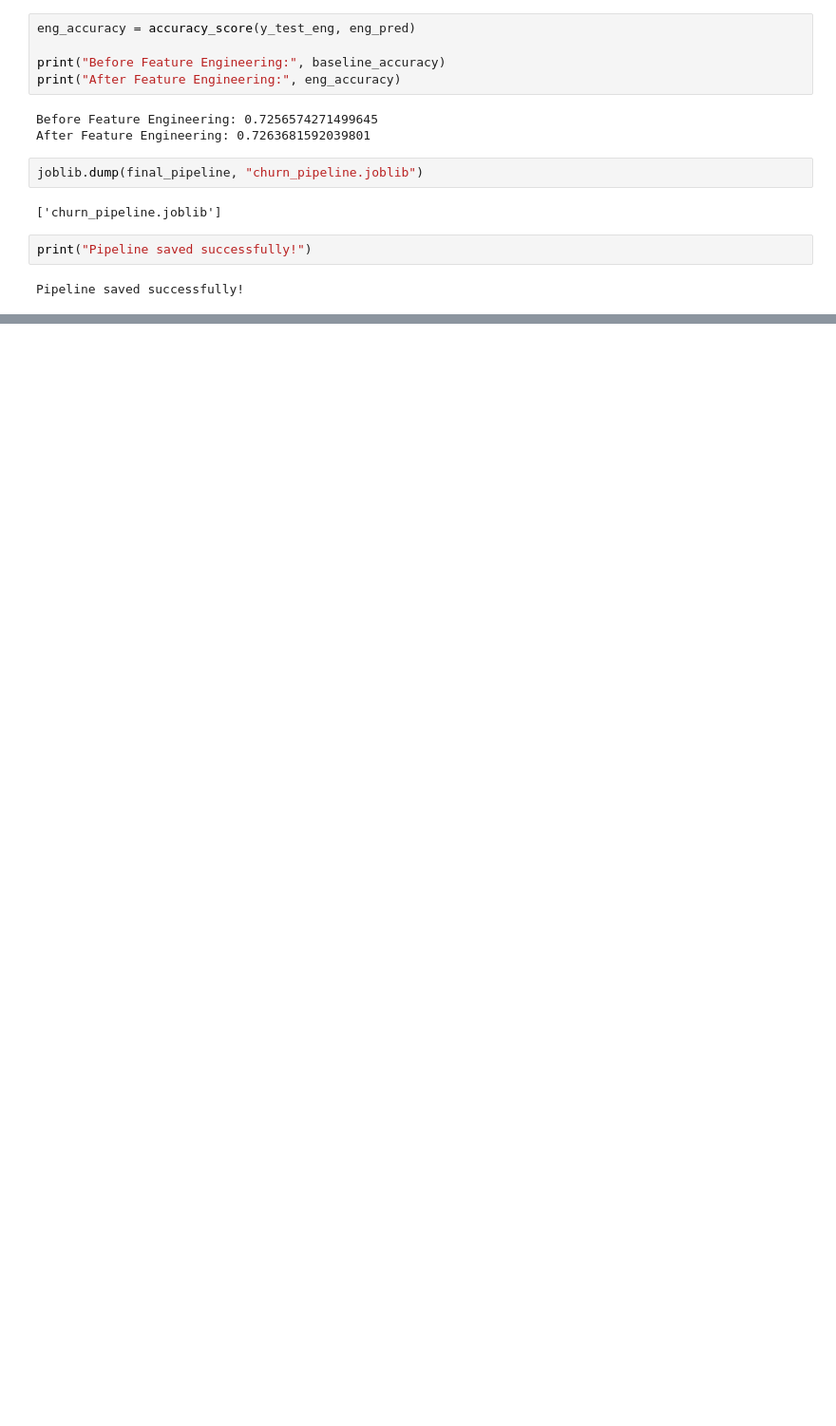
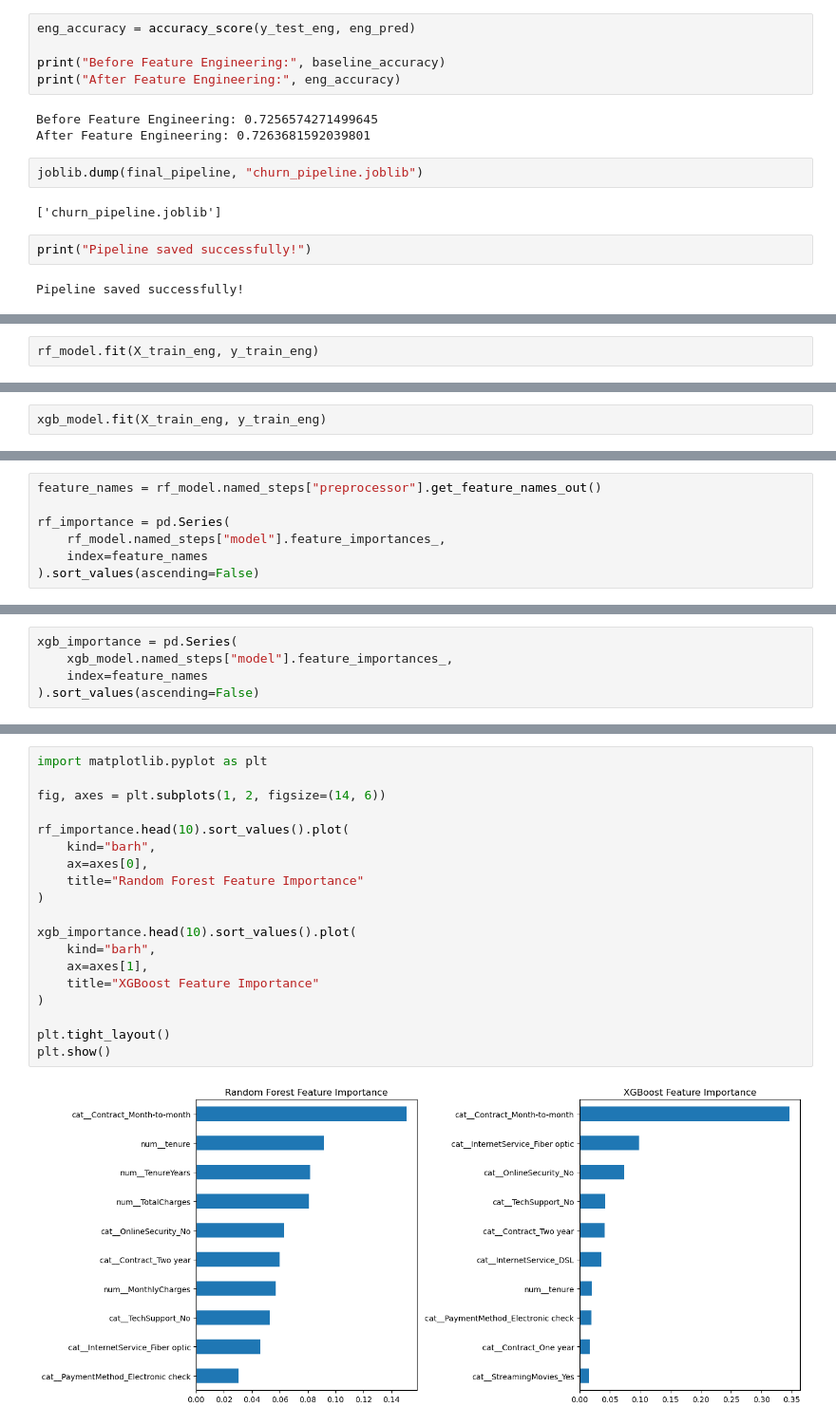
Before and after one commit to muqadas118/neurofive-ml-track, a Jupyter notebook: Tasks.ipynb, the cells around one changed output, grey strips where cells are left out. Shown at 95% size. Cells and saved outputs as stored; diff of their text form; blank space fills up the shorter version.

```diff
--- a/Tasks.ipynb
+++ b/Tasks.ipynb
@@ -820,0 +888,2 @@ Pipeline saved successfully!
+# %%
+rf_model.fit(X_train_eng, y_train_eng)
@@ -820,0 +927,2 @@ Pipeline saved successfully!
+# %%
+xgb_model.fit(X_train_eng, y_train_eng)
@@ -820,0 +978,7 @@ Pipeline saved successfully!
+# %%
+feature_names = rf_model.named_steps["preprocessor"].get_feature_names_out()
+
+rf_importance = pd.Series(
+    rf_model.named_steps["model"].feature_importances_,
+    index=feature_names
+).sort_values(ascending=False)
@@ -820,0 +999,5 @@ Pipeline saved successfully!
+# %%
+xgb_importance = pd.Series(
+    xgb_model.named_steps["model"].feature_importances_,
+    index=feature_names
+).sort_values(ascending=False)
@@ -820,0 +1018,21 @@ Pipeline saved successfully!
+# %%
+import matplotlib.pyplot as plt
+
+fig, axes = plt.subplots(1, 2, figsize=(14, 6))
+
+rf_importance.head(10).sort_values().plot(
+    kind="barh",
+    ax=axes[0],
+    title="Random Forest Feature Importance"
+)
+
+xgb_importance.head(10).sort_values().plot(
+    kind="barh",
+    ax=axes[1],
+    title="XGBoost Feature Importance"
+)
+
+plt.tight_layout()
+plt.show()
+# %% [output]
+[figure, added]
```
Also changed, not shown: parts of 17 cells of this notebook.
